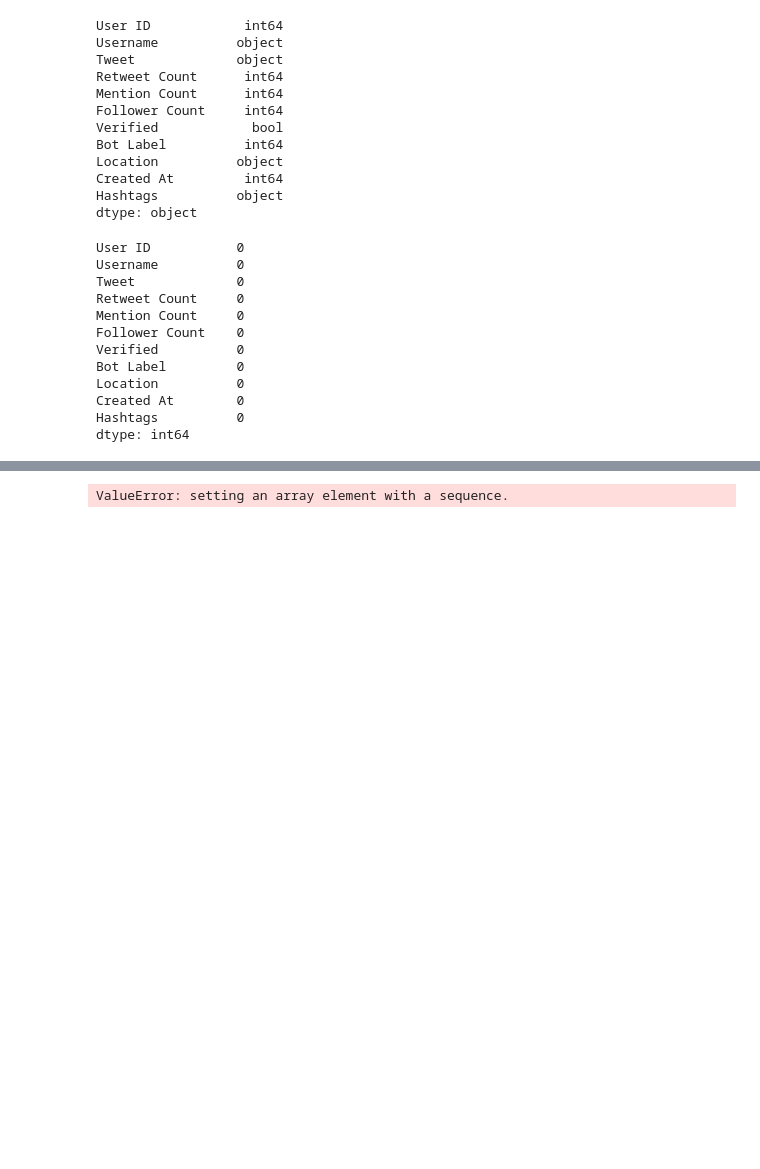
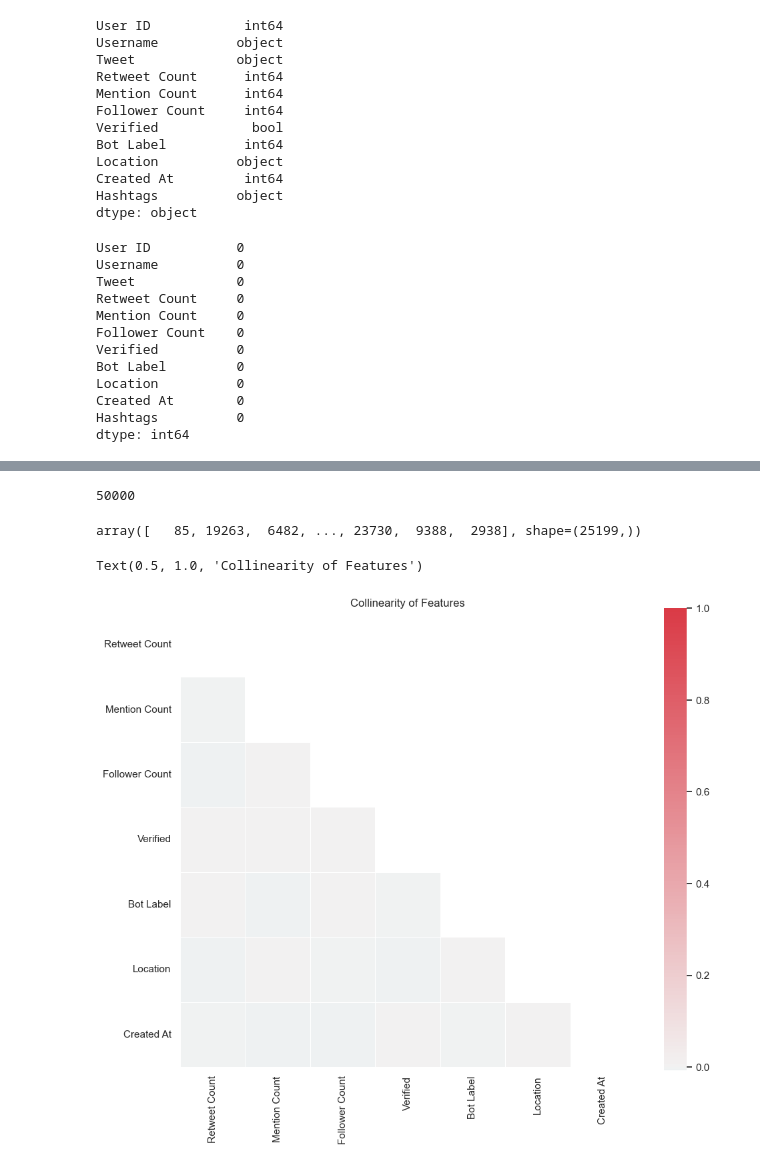
Before and after one commit to jPorterDosch/Twitter-Bot-Detection, a Jupyter notebook: preprocessing.ipynb, the cells around one changed output, grey strips where cells are left out. Cells and saved outputs as stored; diff of their text form; code cells hidden in the pictures; blank space fills up the shorter version.

Commit message:
Finished tokenization and preprocessing, beginning training process

```diff
--- a/preprocessing.ipynb
+++ b/preprocessing.ipynb
@@ -161,0 +126,8 @@ df.head()
+# %%
+'''Our biggest problem now is the string labels - they can't be one-hot-encoded, so we will need to tokenize them.
+First, create lists of the items, since Tfidf vectorizer requires an iterable.
+This works for hashtags and tweets, but not locations - we will have to one-hot encode those.
+'''
+
+twt_list = df["Tweet"].tolist()
+hashtag_list = df["Hashtags"].tolist()
@@ -161,0 +171,14 @@ df.head()
+# %%
+''' The support vector machine will expect lists of fixed size. Currently,
+values are stored in a dense matrix, since most entries in the vocabulary are 0.
+We need the full dense_matrix, although this will take up a significant amount of memory, in order to have
+vectors of fixed-length to pass into the model.
+'''
+
+twt_document_term_matrix = twt_document_term_matrix.toarray()
+hashtag_document_term_matrix = hashtag_document_term_matrix.toarray()
+
+df["Tweet"] = list(twt_document_term_matrix)
+df["Hashtags"] = list(hashtag_document_term_matrix)
+
+df.head()
@@ -162,13 +192,33 @@ df.head()
+# %%
+# Now need to one-hot encode location
+label_encoder = LabelEncoder()
+
+'''Print the length of Location before. We can see that some locations are repeated,
+ but there are still 25k unique values. Some more preprocessing may be necessary here.
+
+'''
+print(f"{len(df['Location'])}")
+
+df["Location"] = label_encoder.fit_transform(df["Location"])
+
+df["Location"].unique()
+# %% [output]
+50000
+array([   85, 19263,  6482, ..., 23730,  9388,  2938], shape=(25199,))
 # %%
 # Next, we check for collinearity among these features
 # Source: https://medium.com/5-minute-eda/5-minute-eda-correlation-heatmap-b57bbb7bae14#:~:text=A%20correlation%20heatmap%20is%20a,1%20signifies%20a%20perfect%20correlation.
 sns.set_theme(style="white")
-corr = df.corr()
+# Matplotlib will not allow for multidimensional arrays to be plotted here,
+# so we drop the encoded string values.
+df_corr = df.drop(["Tweet", "Hashtags"], axis='columns')
+corr = df_corr.corr()
 mask = np.zeros_like(corr, dtype=bool) # Array of 0s with same size and dtype as corr
 mask[np.triu_indices_from(mask)] = True # Upper triangle set to True
 f, ax = plt.subplots(figsize=(11, 9))
 cmap = sns.diverging_palette(220, 10, as_cmap=True)
-sns.heatmap(corr, mask=mask, cmap=cmap, vmax=1, center=0, square=True, linewidth=.5, sbar_kws={'shrink': .5})
+sns.heatmap(corr, mask=mask, cmap=cmap, vmax=1, center=0, square=True, linewidth=.5)
 ax.set_title("Collinearity of Features")
 # %% [output]
-ValueError: setting an array element with a sequence.
+Text(0.5, 1.0, 'Collinearity of Features')
+[figure, added]
```
Also changed, not shown: parts of 9 cells of this notebook, 5 other files.
